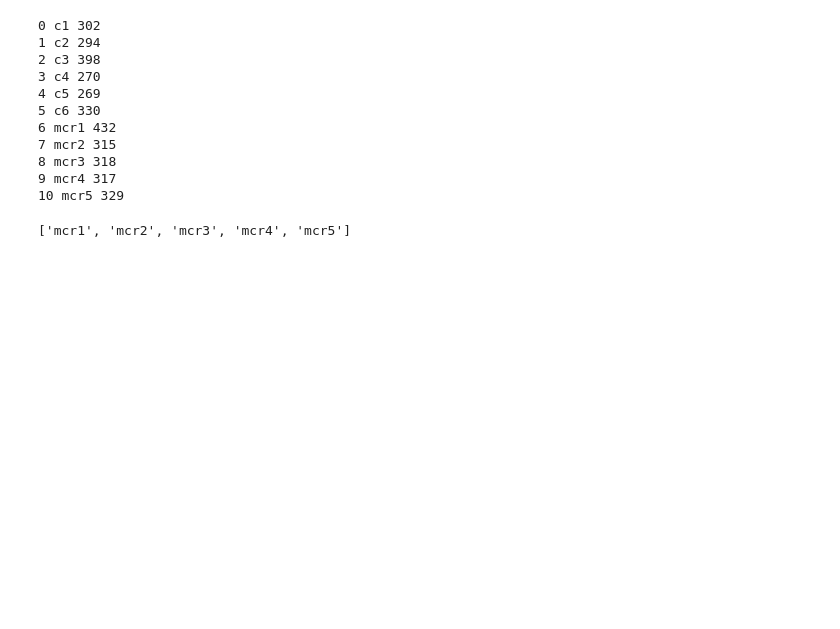
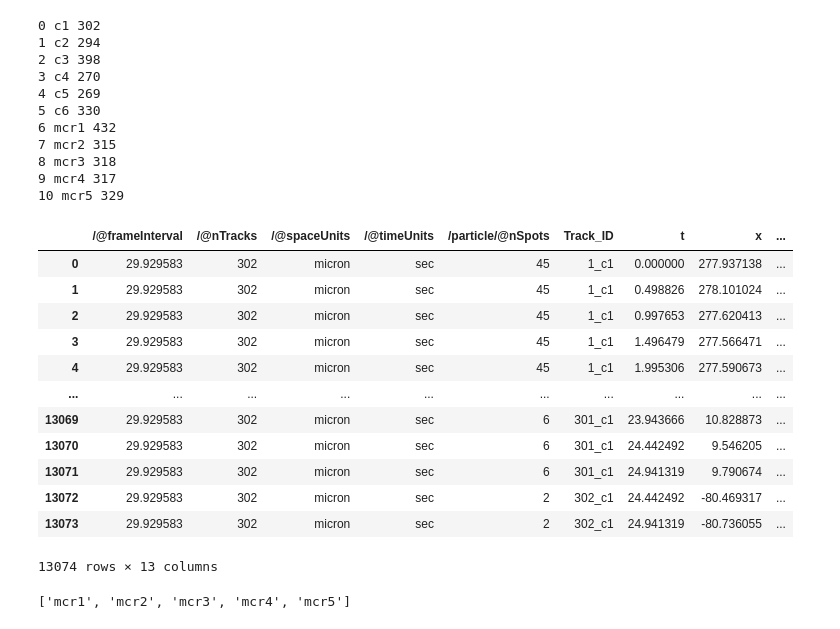
Before and after one commit to Schumacher-group/ImmuneCellMigrationAnalysis, a Jupyter notebook: Notebooks/Cell tracking processing pipeline_revision.ipynb, the cells around one changed output. Cells and saved outputs as stored; diff of their text form; code cells hidden in the pictures; blank space fills up the shorter version.

Commit message:
fixed units of time in Cell tracking processing pipeline_revision.ipynb

```diff
--- a/Notebooks/Cell tracking processing pipeline_revision.ipynb
+++ b/Notebooks/Cell tracking processing pipeline_revision.ipynb
@@ -71,7 +71,7 @@ for i, this_df in enumerate(list_dfs):
 # %%
 # Preprocessing dataframe to make it cleaner to use
 def preprocess(df):
-    df.drop(['/@frameInterval','/@frameInterval/#agg','/@from','/@nTracks/#agg','/@generationDateTime','/particle/detection/@z'], axis = 1, inplace = True)
+    df.drop(['/@frameInterval/#agg','/@from','/@nTracks/#agg','/@generationDateTime','/particle/detection/@z'], axis = 1, inplace = True)
     df.rename(columns={'/particle/#id': 'Track_ID',
                         '/particle/detection/@t': 't',
                         '/particle/detection/@x': 'x',
@@ -105,7 +105,7 @@ for i, this_df in enumerate(list_dfs):
     # adjust y position to Python standard from ImageJ
     filtered_df['y'] = 565.688 - filtered_df['y']
     # Reset times to minutes
-    filtered_df['t'] = filtered_df['t'].div(60)
+    filtered_df['t'] = filtered_df['t']*filtered_df['/@frameInterval'].div(60)
     # centre with respect to wound location
     if isinstance(list_woundlocs[i][0], int) or isinstance(list_woundlocs[i][0], float): #single wound
         filtered_df = centre_at_zero(filtered_df,list_woundlocs[i][0], 565.688-list_woundlocs[i][1], '_'+list_dflabels[i])
@@ -113,6 +113,22 @@ for i, this_df in enumerate(list_dfs):
         midpoint_btw_wounds = np.mean(list_woundlocs[i], axis=0)
         filtered_df = centre_at_zero(filtered_df,midpoint_btw_wounds[0], 565.688-midpoint_btw_wounds[1], '_'+list_dflabels[i])
     list_dfs_filtered.append(filtered_df)
+# %%
+list_dfs_filtered[0]
+# %% [output]
+|  | /@frameInterval | /@nTracks | /@spaceUnits | /@timeUnits | /particle/@nSpots | Track_ID | t | x | ... |
+| 0 | 29.929583 | 302 | micron | sec | 45 | 1_c1 | 0.000000 | 277.937138 | ... |
+| 1 | 29.929583 | 302 | micron | sec | 45 | 1_c1 | 0.498826 | 278.101024 | ... |
+| 2 | 29.929583 | 302 | micron | sec | 45 | 1_c1 | 0.997653 | 277.620413 | ... |
+| 3 | 29.929583 | 302 | micron | sec | 45 | 1_c1 | 1.496479 | 277.566471 | ... |
+| 4 | 29.929583 | 302 | micron | sec | 45 | 1_c1 | 1.995306 | 277.590673 | ... |
+| ... | ... | ... | ... | ... | ... | ... | ... | ... | ... |
+| 13069 | 29.929583 | 302 | micron | sec | 6 | 301_c1 | 23.943666 | 10.828873 | ... |
+| 13070 | 29.929583 | 302 | micron | sec | 6 | 301_c1 | 24.442492 | 9.546205 | ... |
+| 13071 | 29.929583 | 302 | micron | sec | 6 | 301_c1 | 24.941319 | 9.790674 | ... |
+| 13072 | 29.929583 | 302 | micron | sec | 2 | 302_c1 | 24.442492 | -80.469317 | ... |
+| 13073 | 29.929583 | 302 | micron | sec | 2 | 302_c1 | 24.941319 | -80.736055 | ... |
+13074 rows × 13 columns
 # %%
 # list_dflabels = ["c1", "c2", "c3", "c4", "c5", "c6", "mcr1", "mcr2", "mcr3", "mcr4", "mcr5"]# single wound
 list_dflabels[6:11]
```
Also changed, not shown: 1 other file.
